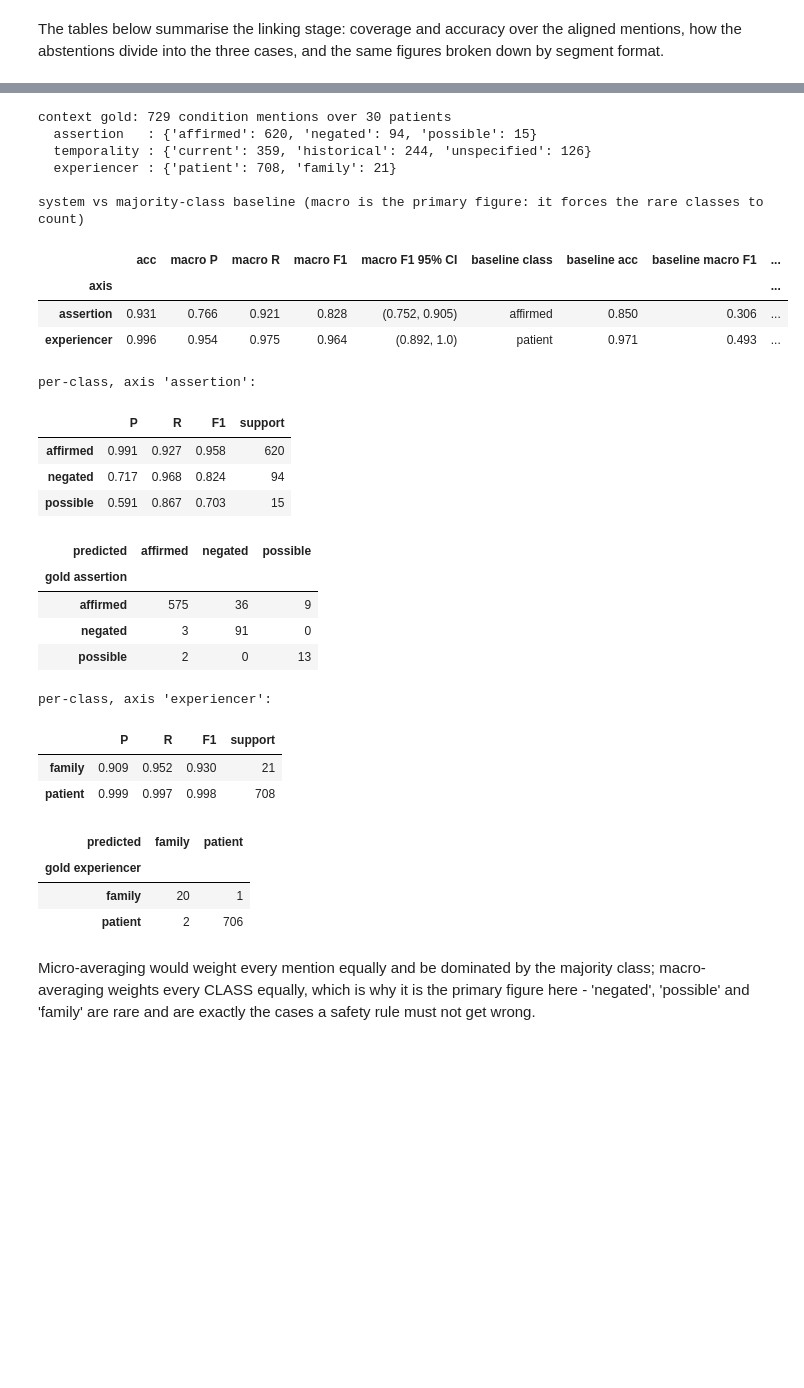
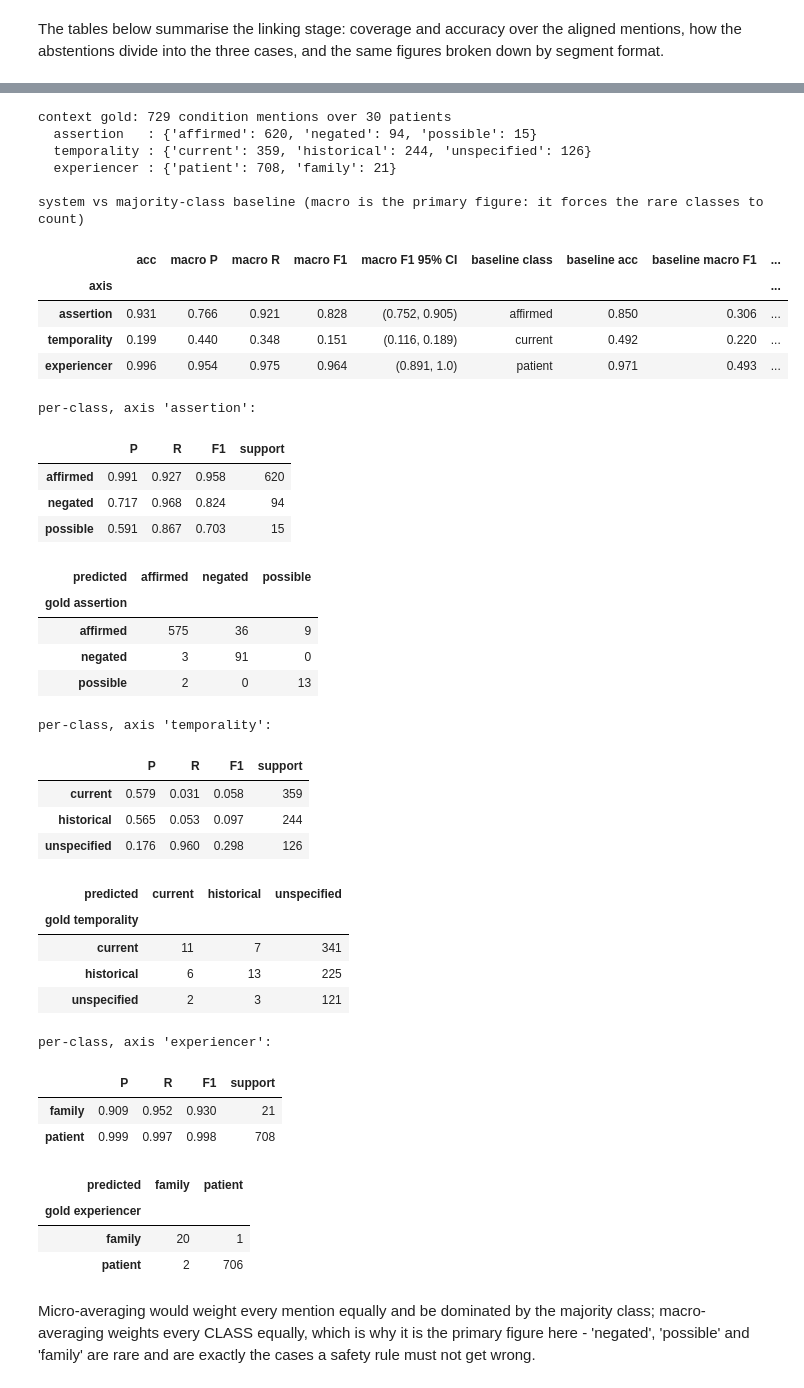
Before and after one commit to ilegul/nlp4dh, a Jupyter notebook: notebooks/clinical_nlp_pipeline.ipynb, the cells around one changed output, grey strips where cells are left out. Cells and saved outputs as stored; diff of their text form; code cells hidden in the pictures; blank space fills up the shorter version.

```diff
--- a/notebooks/clinical_nlp_pipeline.ipynb
+++ b/notebooks/clinical_nlp_pipeline.ipynb
@@ -4947,13 +4965,22 @@ counts, _, _ = fired(ci_drug, conds=unlinked_condition, pairs=TEST_PAIRS, metada
 check("an unlinked condition cannot reach MED-RT", counts["drug_disease_contraindication"] == 0,
       "without a CUI there is nothing to align, so the rule stays silent")
 
-for axis, value in (("assertion", "negated"), ("experiencer", "family"), ("temporality", "historical")):
+for axis, value in (("assertion", "negated"), ("experiencer", "family")):
     ineligible = linked_condition.copy()
     ineligible[axis] = value
     counts, _, _ = fired(ci_drug, conds=ineligible, pairs=TEST_PAIRS, metadata=TEST_METADATA)
     check(f"a {value} mention does not raise a contraindication",
           counts["drug_disease_contraindication"] == 0,
-          "the alert is about a condition the patient currently has")
+          "the alert is about a condition the patient is asserted to have")
+
+# Temporality is deliberately NOT a filter: a historical mention still fires, and this test pins that
+# down so the exploratory axis cannot silently become a gate again.
+historical = linked_condition.copy()
+historical["temporality"] = "historical"
+counts, _, _ = fired(ci_drug, conds=historical, pairs=TEST_PAIRS, metadata=TEST_METADATA)
+check("temporality does not gate the contraindication rule",
+      counts["drug_disease_contraindication"] == 1,
+      "the axis is extracted and evaluated, but no rule reads it")
 # %%
 # Every case and its outcome.
 display(pd.DataFrame(checks).set_index("case"))
@@ -5060,7 +5087,6 @@ gold_dis["ai"] = gold_dis.active_ingredients.map(json.loads)
 gold_ing  = pd.read_csv(ANNOTATION_DIR / "gold_ingress_medications.csv")
 gold_ing["ai"] = gold_ing.active_ingredients.map(json.loads)
 gold_ctx  = pd.read_csv(ANNOTATION_DIR / "gold_anamnesis_context.csv")
-patients_by_oid = {p["encOid"]: p for p in patients}
 
 # entity_type (per-label NER, per-type linking) and gold_link_status are carried INLINE in
 # gold_ctx. Only allergen gold loads separately; its subsection reports PENDING
@@ -5429,18 +5474,18 @@ for gold_row, pred_row in aligned:
         # substance exists in the catalog and the pipeline did not reach it. The three cases are
         # separated here and only the first is a success.
         in_catalog = gold_ingredient_set in CATALOG_AI_SETS
-        in_top5 = any(gold_ingredient_set in ai_of_key(k) for k in topk_keys(pred_row.mention, 5))
+        reached = any(gold_ingredient_set in ai_of_key(k)
+                      for k in resolver_candidate_keys(pred_row.mention))
 
         if not in_catalog:
             linking_outcomes["nil_true"] += 1
-        elif not in_top5:
+        elif not reached:
             linking_outcomes["nil_generator"] += 1
         else:
             linking_outcomes["nil_decision"] += 1
 
-    cand = topk_keys(pred_row.mention, 5)
-    linking_outcomes["r3"] += any(gold_ingredient_set in ai_of_key(k) for k in cand[:3])
-    linking_outcomes["r5"] += any(gold_ingredient_set in ai_of_key(k) for k in cand)
+    linking_outcomes["generated"] += any(gold_ingredient_set in ai_of_key(k)
+                                         for k in resolver_candidate_keys(pred_row.mention))
 # %% [markdown]
 The tables below summarise the linking stage: coverage and accuracy over the aligned mentions, how the abstentions divide into the three cases, and the same figures broken down by segment format.
 # %%
@@ -5647,11 +5812,13 @@ measures why.
 # %%
-# 7.4 Context classification - two scored axes, each against its majority baseline
-# With classes this imbalanced a metric alone is uninterpretable: predicting the majority class
-# already scores well on accuracy. Each axis is reported next to that trivial baseline.
-# TEMPORALITY IS NOT SCORED_AXES: Section 5 showed the annotated axis conflates event time, discourse
-# position and clinical status, so it is not a target a cue-based system can be scored against. That is
-# a statement about this annotation, not a claim that the text carries no temporal signal. Still extracted and
-# carried in the pipeline output, just not evaluated here.
+# 7.4 Context classification - all three axes on the held-out patients, each against its majority
+# baseline. With classes this imbalanced a metric alone is uninterpretable: predicting the majority
+# class already scores well on accuracy, so every axis is reported next to that trivial baseline.
+#
+# Temporality is scored here together with assertion and experiencer. It remains the weakest axis for
+# this cue-based method - Section 5 showed the annotated axis mixes event time, discourse position and
+# clinical status, so much of it is not marked in the text - but reporting it is more informative than
+# omitting it. The configuration was selected on the development split; these figures are held-out.
+# Temporality is not a selection criterion and does not gate any alert.
 assert gold_ctx["is_condition"].all()
 valid_ctx = gold_ctx.copy()
 print(f"context gold: {len(valid_ctx)} condition mentions over {valid_ctx.encOid.nunique()} patients")
@@ -5676,7 +5843,7 @@ for patient_id, patient_gold in valid_ctx.groupby("encOid"):
 macro = lambda yt, yp: round(f1_score(yt, yp, average="macro", zero_division=0), 3)
 rows = []
 
-for axis in SCORED_AXES:
+for axis in AXES:
     P, R, F, _ = precision_recall_fscore_support(expected[axis], predicted[axis], average="macro", zero_division=0)
     majority_class = valid_ctx[axis].value_counts().idxmax()
     baseline_pred = [majority_class] * len(expected[axis])
@@ -5686,35 +5853,36 @@ for axis in SCORED_AXES:
                  "macro P": round(P, 3), "macro R": round(R, 3), "macro F1": round(F, 3),
                  "macro F1 95% CI": CI[f"context {axis} macro-F1"],
                  "baseline class": majority_class, "baseline acc": round(accuracy_score(expected[axis], baseline_pred), 3),
                  "baseline macro F1": round(baseline_F1, 3),
                  "beats baseline": "yes" if F > baseline_F1 else "NO"})
 
 context_eval = pd.DataFrame(rows).set_index("axis")
 print("\nsystem vs majority-class baseline (macro is the primary figure: it forces the rare classes to count)")
 
 with pd.option_context("display.width", 200, "display.max_colwidth", None):
     display(context_eval)
 
-for axis in SCORED_AXES:
+for axis in AXES:
     P, R, F, S = precision_recall_fscore_support(expected[axis], predicted[axis], zero_division=0,
                                                  labels=sorted(set(expected[axis])))
     print(f"\nper-class, axis '{axis}':")
     display(pd.DataFrame({"P": P.round(3), "R": R.round(3), "F1": F.round(3), "support": S},
                          index=sorted(set(expected[axis]))))
     lab = sorted(set(expected[axis]) | set(predicted[axis]))
     display(pd.DataFrame(confusion_matrix(expected[axis], predicted[axis], labels=lab),
                          index=pd.Index(lab, name=f"gold {axis}"), columns=pd.Index(lab, name="predicted")))
 # %% [output]
 context gold: 729 condition mentions over 30 patients
   assertion   : {'affirmed': 620, 'negated': 94, 'possible': 15}
   temporality : {'current': 359, 'historical': 244, 'unspecified': 126}
   experiencer : {'patient': 708, 'family': 21}
 
 system vs majority-class baseline (macro is the primary figure: it forces the rare classes to count)
 |  | acc | macro P | macro R | macro F1 | macro F1 95% CI | baseline class | baseline acc | baseline macro F1 | ... |
 | axis |  |  |  |  |  |  |  |  | ... |
 | assertion | 0.931 | 0.766 | 0.921 | 0.828 | (0.752, 0.905) | affirmed | 0.850 | 0.306 | ... |
-| experiencer | 0.996 | 0.954 | 0.975 | 0.964 | (0.892, 1.0) | patient | 0.971 | 0.493 | ... |
+| temporality | 0.199 | 0.440 | 0.348 | 0.151 | (0.116, 0.189) | current | 0.492 | 0.220 | ... |
+| experiencer | 0.996 | 0.954 | 0.975 | 0.964 | (0.891, 1.0) | patient | 0.971 | 0.493 | ... |
 per-class, axis 'assertion':
 |  | P | R | F1 | support |
 | affirmed | 0.991 | 0.927 | 0.958 | 620 |
@@ -5725,14 +5893,24 @@ per-class, axis 'assertion':
 | affirmed | 575 | 36 | 9 |
 | negated | 3 | 91 | 0 |
 | possible | 2 | 0 | 13 |
-per-class, axis 'experiencer':
+per-class, axis 'temporality':
 |  | P | R | F1 | support |
-| family | 0.909 | 0.952 | 0.930 | 21 |
-| patient | 0.999 | 0.997 | 0.998 | 708 |
+| current | 0.579 | 0.031 | 0.058 | 359 |
+| historical | 0.565 | 0.053 | 0.097 | 244 |
+| unspecified | 0.176 | 0.960 | 0.298 | 126 |
-| predicted | family | patient |
-| gold experiencer |  |  |
-| family | 20 | 1 |
-| patient | 2 | 706 |
+| predicted | current | historical | unspecified |
+| gold temporality |  |  |  |
+| current | 11 | 7 | 341 |
+| historical | 6 | 13 | 225 |
+| unspecified | 2 | 3 | 121 |
+per-class, axis 'experiencer':
+|  | P | R | F1 | support |
+| family | 0.909 | 0.952 | 0.930 | 21 |
+| patient | 0.999 | 0.997 | 0.998 | 708 |
+| predicted | family | patient |
+| gold experiencer |  |  |
+| family | 20 | 1 |
+| patient | 2 | 706 |
 # %% [markdown]
 Micro-averaging would weight every mention equally and be dominated by the majority class; macro-averaging weights every CLASS equally, which is why it is the primary figure here - 'negated', 'possible' and 'family' are rare and are exactly the cases a safety rule must not get wrong.
 # %% [markdown]
```
Also changed, not shown: parts of 49 cells of this notebook, 2 other files.
